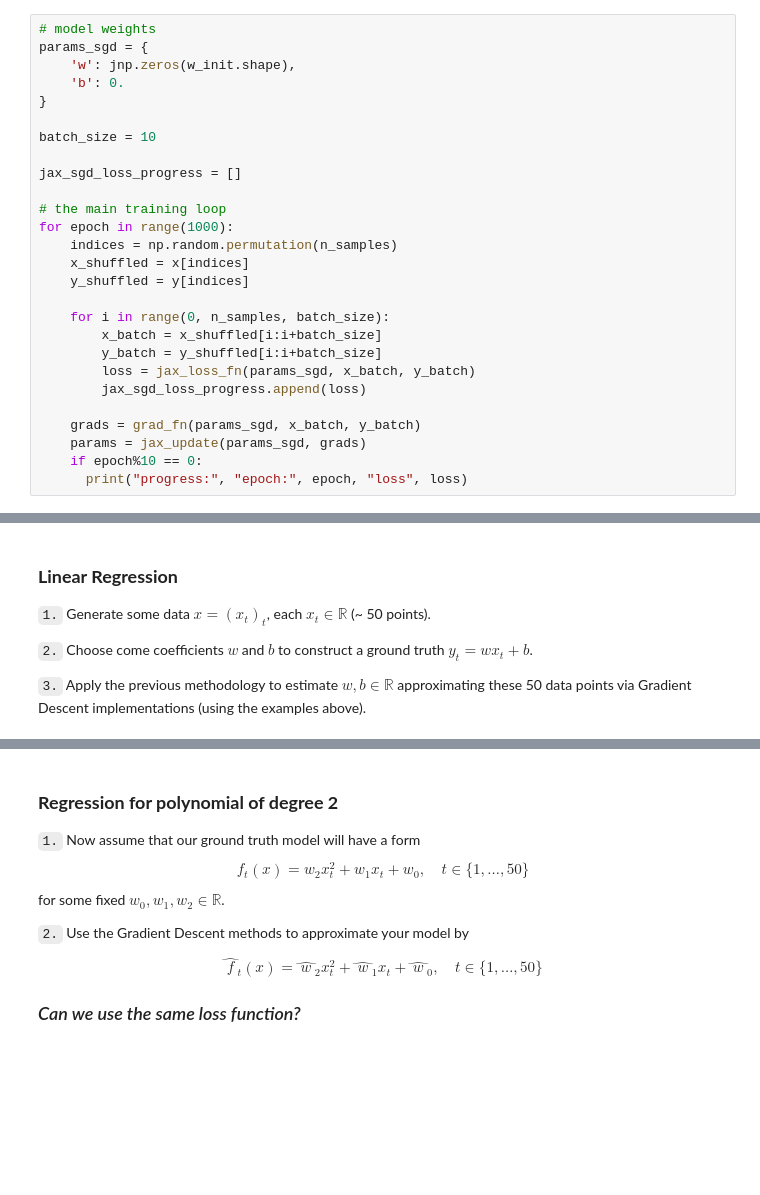
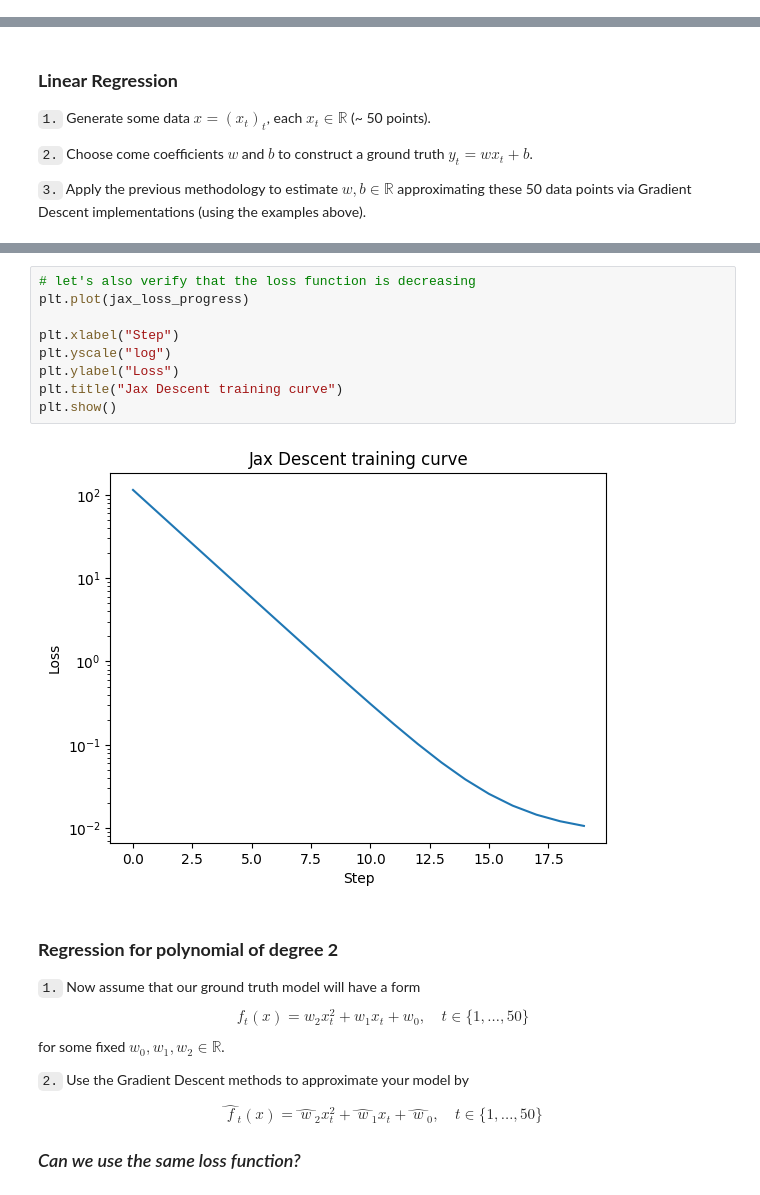
Before and after one commit to manyasha-n-m/Tutorials, a Jupyter notebook: Practical_Session_Linear_Regression.ipynb, the cells around one changed output, grey strips where cells are left out. Cells and saved outputs as stored; diff of their text form; blank space fills up the shorter version.

```diff
--- a/Practical_Session_Linear_Regression.ipynb
+++ b/Practical_Session_Linear_Regression.ipynb
@@ -524,30 +524,3 @@ $$
 loss_{sampled} = \frac{1}{N}\sum_{i_k=i_1}^{i_N}\left(\hat{~y~}(x_{i_k})-y_{i_k} \right)^2.$$
 
 `3.` Perform the standard GD step using the above sampled loss function.
-# %%
-# model weights
-params_sgd = {
-    'w': jnp.zeros(w_init.shape),
-    'b': 0.
-}
-
-batch_size = 10
-
-jax_sgd_loss_progress = []
-
-# the main training loop
-for epoch in range(1000):
-    indices = np.random.permutation(n_samples)
-    x_shuffled = x[indices]
-    y_shuffled = y[indices]
-
-    for i in range(0, n_samples, batch_size):
-        x_batch = x_shuffled[i:i+batch_size]
-        y_batch = y_shuffled[i:i+batch_size]
-        loss = jax_loss_fn(params_sgd, x_batch, y_batch)
-        jax_sgd_loss_progress.append(loss)
-
-    grads = grad_fn(params_sgd, x_batch, y_batch)
-    params = jax_update(params_sgd, grads)
-    if epoch%10 == 0:
-      print("progress:", "epoch:", epoch, "loss", loss)
@@ -578,3 +593,14 @@ Here is a list of things we can prectice today. The goal of this practical sessi
+# %%
+# let's also verify that the loss function is decreasing
+plt.plot(jax_loss_progress)
+
+plt.xlabel("Step")
+plt.yscale("log")
+plt.ylabel("Loss")
+plt.title("Jax Descent training curve")
+plt.show()
+# %% [output]
+[figure, added]
 # %% [markdown]
 ### **Regression for polynomial of degree 2**
 
```
Also changed, not shown: parts of 7 cells of this notebook.
